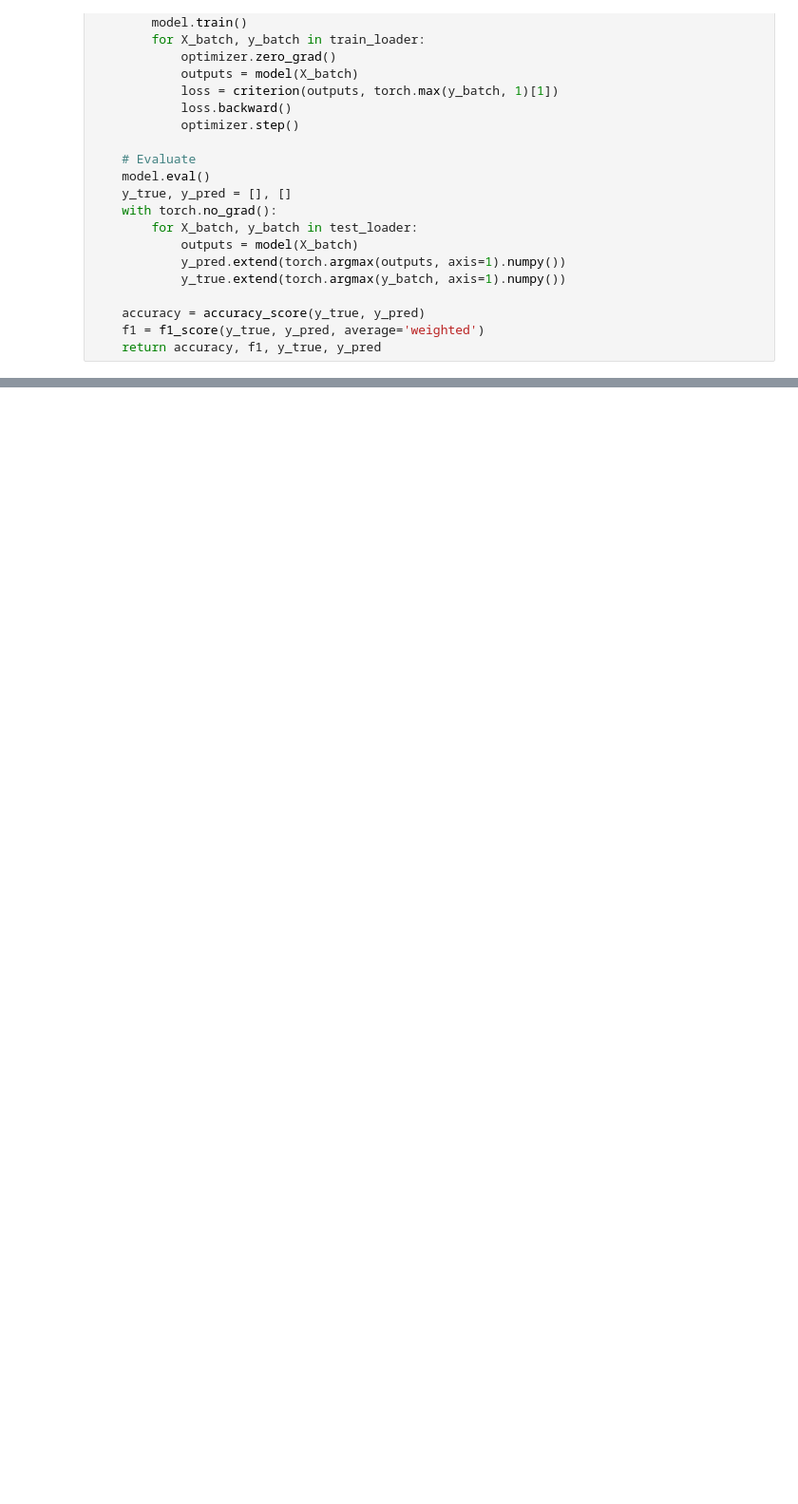
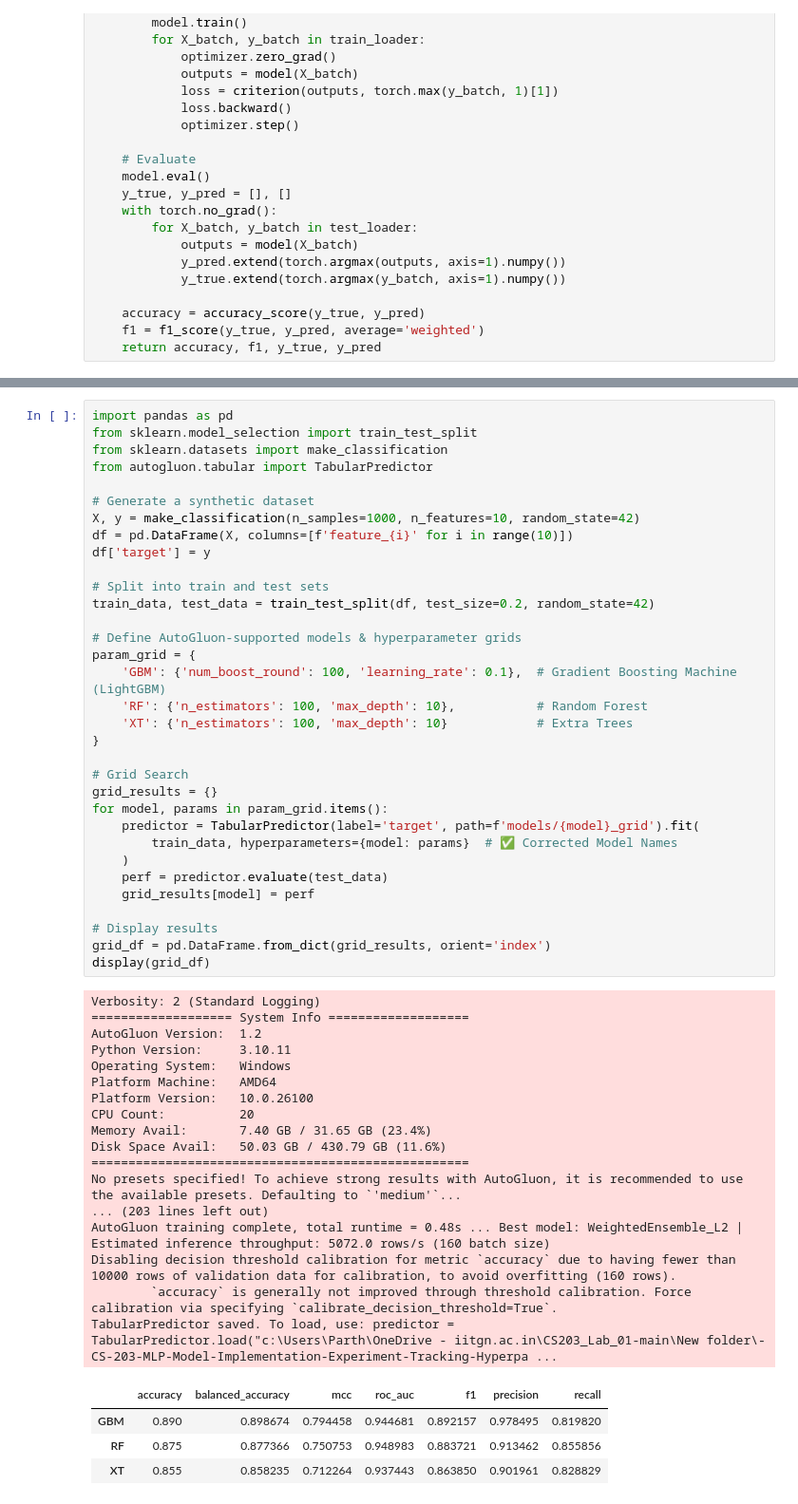
Before and after one commit to ParthivPatel2005/-CS-203-MLP-Model-Implementation-Experiment-Tracking-Hyperparameters, a Jupyter notebook: Section_2.ipynb, the cells around one changed output, grey strips where cells are left out. Shown: that part at 95% size. Cells and saved outputs as stored; diff of their text form; blank space fills up the shorter version.

```diff
--- a/Section_2.ipynb
+++ b/Section_2.ipynb
@@ -213,0 +213,55 @@ NameError: name 'make_classification' is not defined
+# %%
+import pandas as pd
+from sklearn.model_selection import train_test_split
+from sklearn.datasets import make_classification
+from autogluon.tabular import TabularPredictor
+
+# Generate a synthetic dataset
+X, y = make_classification(n_samples=1000, n_features=10, random_state=42)
+df = pd.DataFrame(X, columns=[f'feature_{i}' for i in range(10)])
+df['target'] = y
+
+# Split into train and test sets
+train_data, test_data = train_test_split(df, test_size=0.2, random_state=42)
+
+# Define AutoGluon-supported models & hyperparameter grids
+param_grid = {
+    'GBM': {'num_boost_round': 100, 'learning_rate': 0.1},  # Gradient Boosting Machine (LightGBM)
+    'RF': {'n_estimators': 100, 'max_depth': 10},           # Random Forest
+    'XT': {'n_estimators': 100, 'max_depth': 10}            # Extra Trees
+}
+
+# Grid Search
+grid_results = {}
+for model, params in param_grid.items():
+    predictor = TabularPredictor(label='target', path=f'models/{model}_grid').fit(
+        train_data, hyperparameters={model: params}  # ✅ Corrected Model Names
+    )
+    perf = predictor.evaluate(test_data)
+    grid_results[model] = perf
+
+# Display results
+grid_df = pd.DataFrame.from_dict(grid_results, orient='index')
+display(grid_df)
+# %% [output]
+Verbosity: 2 (Standard Logging)
+=================== System Info ===================
+AutoGluon Version:  1.2
+Python Version:     3.10.11
+Operating System:   Windows
+Platform Machine:   AMD64
+Platform Version:   10.0.26100
+CPU Count:          20
+Memory Avail:       7.40 GB / 31.65 GB (23.4%)
+Disk Space Avail:   50.03 GB / 430.79 GB (11.6%)
+===================================================
+No presets specified! To achieve strong results with AutoGluon, it is recommended to use the available presets. Defaulting to `'medium'`...
+... (203 lines left out)
+AutoGluon training complete, total runtime = 0.48s ... Best model: WeightedEnsemble_L2 | Estimated inference throughput: 5072.0 rows/s (160 batch size)
+Disabling decision threshold calibration for metric `accuracy` due to having fewer than 10000 rows of validation data for calibration, to avoid overfitting (160 rows).
+        `accuracy` is generally not improved through threshold calibration. Force calibration via specifying `calibrate_decision_threshold=True`.
+TabularPredictor saved. To load, use: predictor = TabularPredictor.load("c:\Users\Parth\OneDrive - iitgn.ac.in\CS203_Lab_01-main\New folder\-CS-203-MLP-Model-Implementation-Experiment-Tracking-Hyperpa ...
+|  | accuracy | balanced_accuracy | mcc | roc_auc | f1 | precision | recall |
+| GBM | 0.890 | 0.898674 | 0.794458 | 0.944681 | 0.892157 | 0.978495 | 0.819820 |
+| RF | 0.875 | 0.877366 | 0.750753 | 0.948983 | 0.883721 | 0.913462 | 0.855856 |
+| XT | 0.855 | 0.858235 | 0.712264 | 0.937443 | 0.863850 | 0.901961 | 0.828829 |
```
Also changed, not shown: parts of 12 cells of this notebook, 3 other files.
